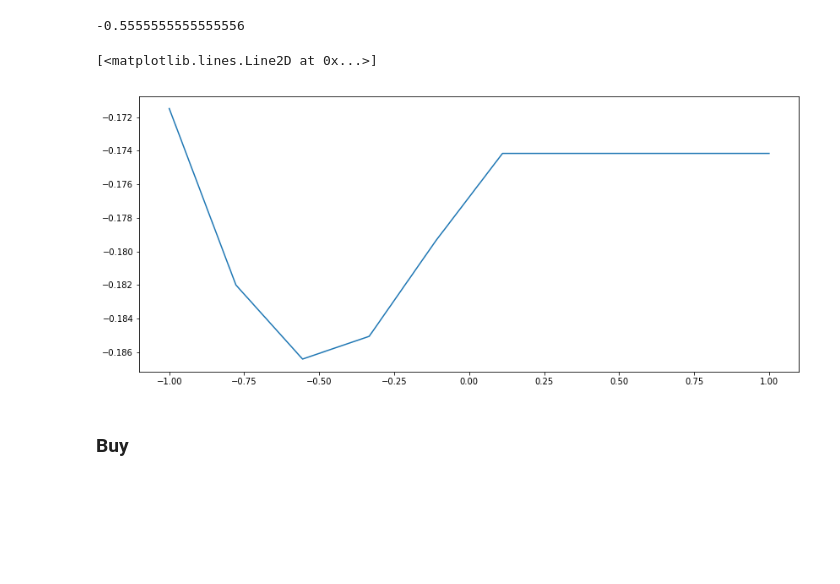
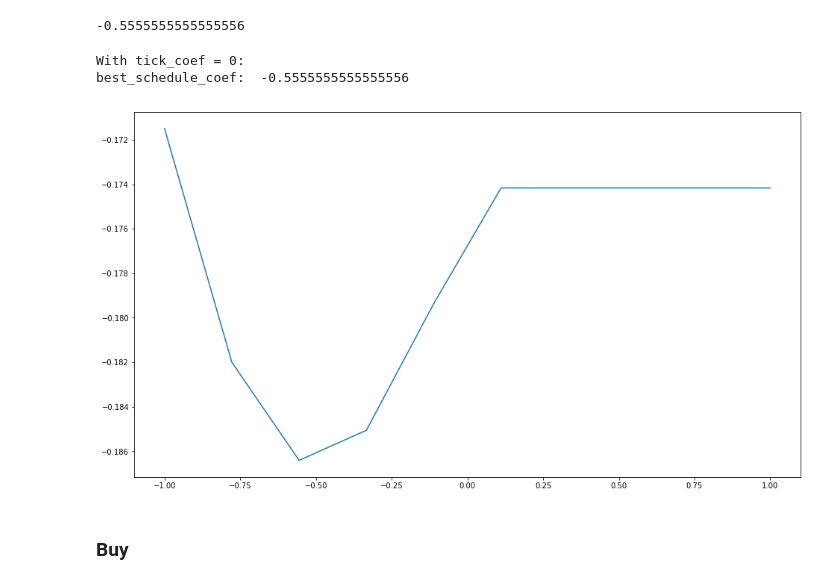
Before and after one commit to GenesisXYL/AlgoTrading, a Jupyter notebook: VWAP_Execution.ipynb, the cells around one changed output. Saved outputs shown, nothing was run; the diff lists cells and outputs as text; code cells hidden in the pictures; blank space fills up the shorter version.

```diff
--- a/VWAP_Execution.ipynb
+++ b/VWAP_Execution.ipynb
@@ -97,16 +101,24 @@ print(best_schedule_coef)
 # %%
 file = open("schudule_coefs_avg_slipperage_s.p",'rb')
 avg_slipperage = pickle.load(file)
 file.close()
 
 file = open("schudule_coefs_s.p",'rb')
 schedule_coefs = pickle.load(file)
 file.close()
 
+file = open("schudule_coefs_s_best.p",'rb')
+best_schedule_coef = pickle.load(file)
+file.close()
+
 plt.plot(schedule_coefs, avg_slipperage)
+
+print("With tick_coef = 0:")
+print("best_schedule_coef: ", best_schedule_coef)
 # %% [output]
-[<matplotlib.lines.Line2D at 0x...>]
+With tick_coef = 0:
+best_schedule_coef:  -0.5555555555555556
-[figure, old version]
+[figure, new version]
 # %% [markdown]
 ### Buy
 # %%
```
Also changed, not shown: parts of 9 cells of this notebook.
